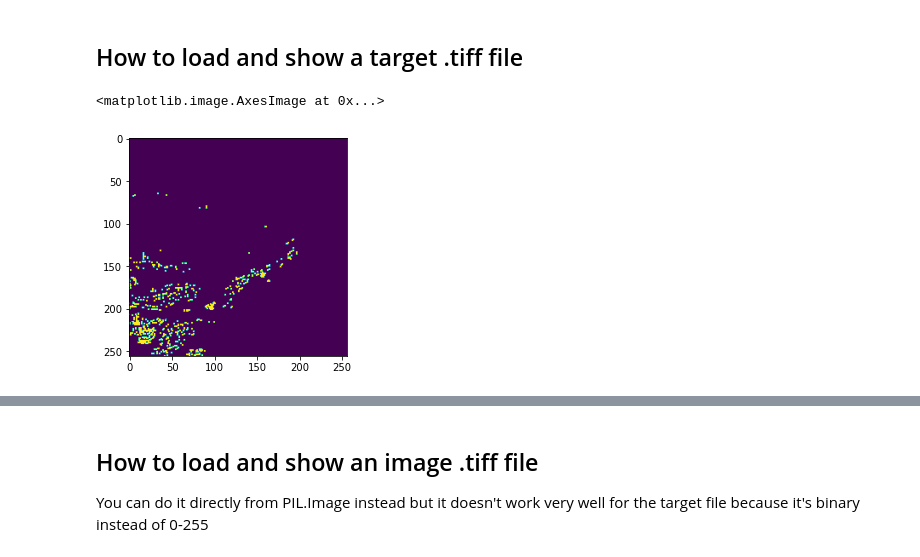
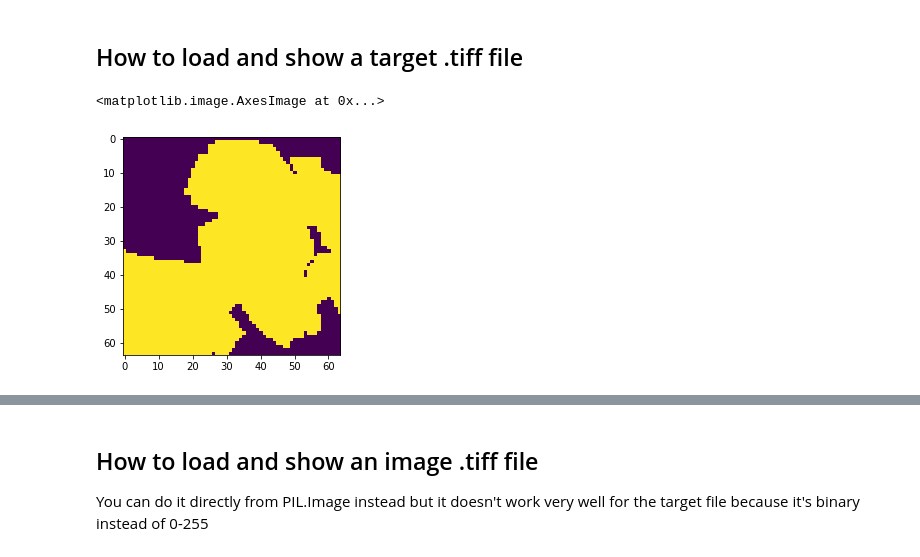
Before and after one commit to ai4er-cdt/gtc-exposure, a Jupyter notebook: notebooks/mja/tiff_generator.ipynb, the cells around one changed output, grey strips where cells are left out. Cells and saved outputs as stored; diff of their text form; code cells hidden in the pictures.

Commit message:
Revert tiff_generator.py

```diff
--- a/notebooks/mja/tiff_generator.ipynb
+++ b/notebooks/mja/tiff_generator.ipynb
@@ -200,9 +200,9 @@ generate_tiff_from_polygons('/home/jovyan/gtc-exposure/change_detection/ratio_at
 # %% [markdown]
 ## How to load and show a target .tiff file
 # %%
-a_target = Image.open('/home/jovyan/OSCD/new/roseau/target_3.tiff') #tifffile complains about codecs if you try to use that here
-#target_pixel_data = np.reshape(list(a_target.getdata()), (64,64))
-plt.imshow(a_target)
+a_target = Image.open('classifier_data/target_3.tiff') #tifffile complains about codecs if you try to use that here
+target_pixel_data = np.reshape(list(a_target.getdata()), (64,64))
+plt.imshow(target_pixel_data)
 # %% [output]
 <matplotlib.image.AxesImage at 0x...>
-[figure, old version]
+[figure, new version]
```
Also changed, not shown: parts of 5 cells of this notebook.
